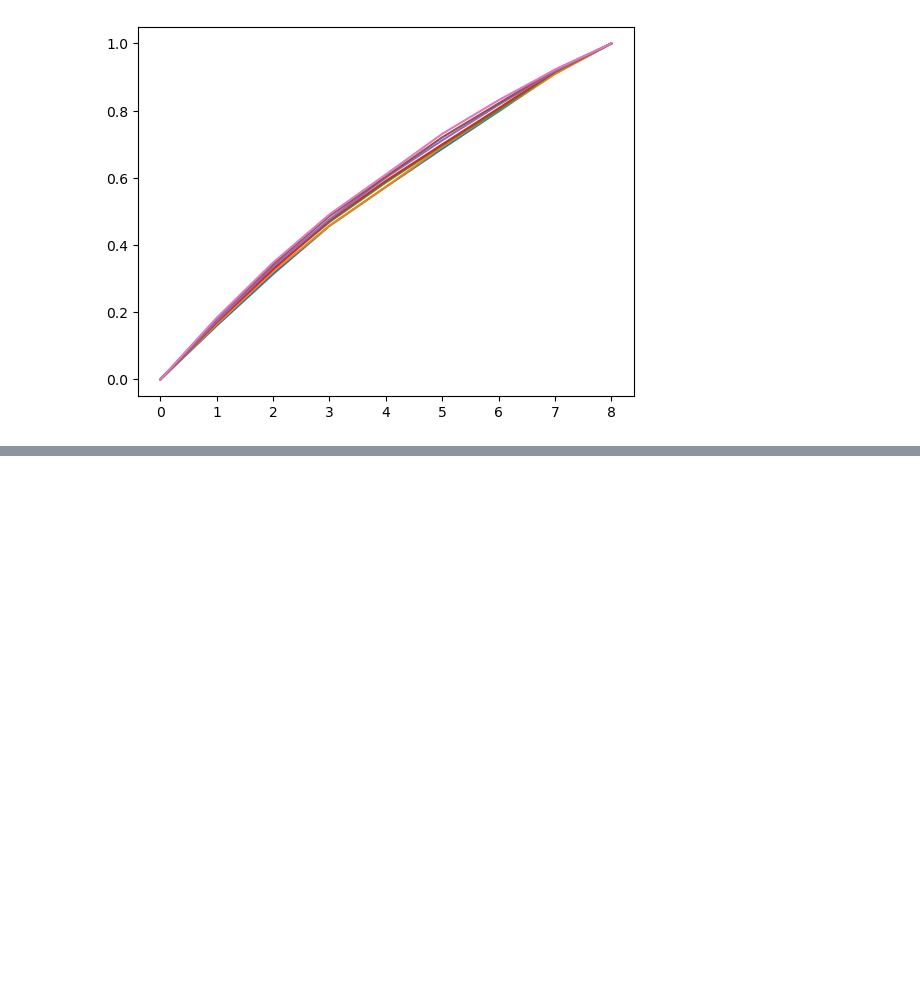
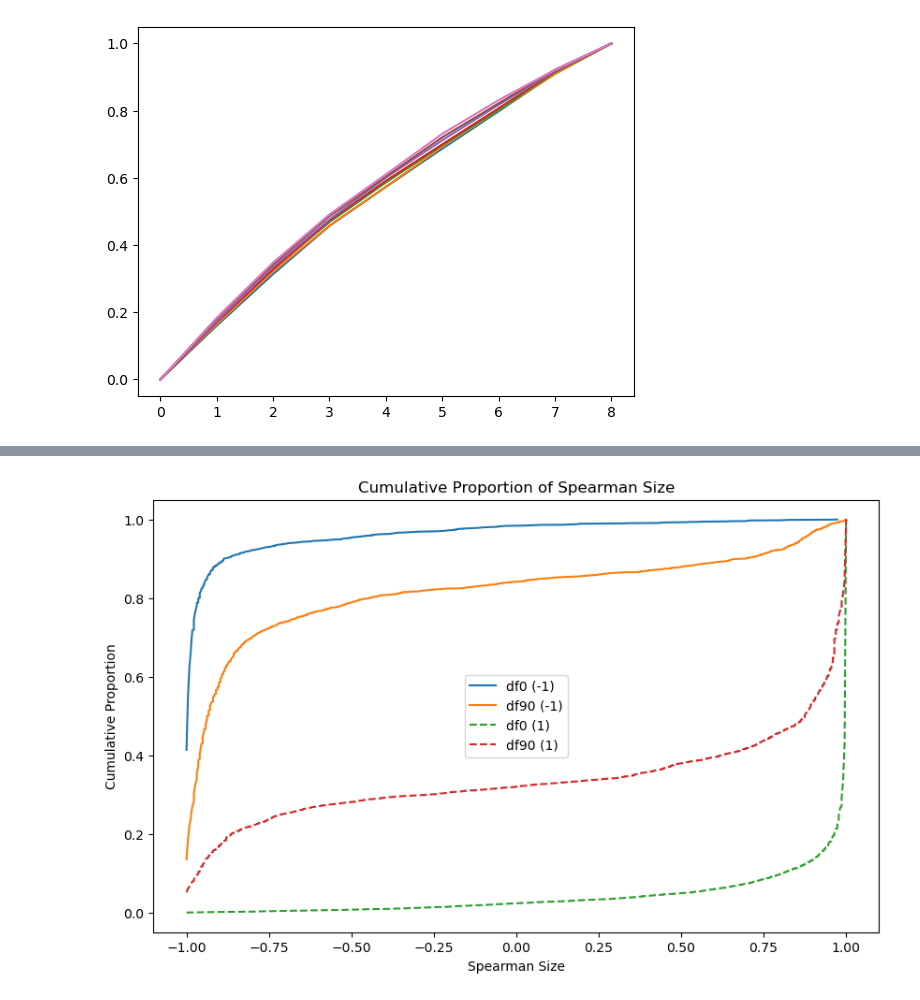
Before and after one commit to dongildonlee/Interference, a Jupyter notebook: codes/fig2/Untitled1.ipynb, the cells around one changed output, grey strips where cells are left out. Drawn from its saved outputs; the diff is of its cells as text; code cells hidden in the pictures; blank space fills up the shorter version.

```diff
--- a/codes/fig2/Untitled1.ipynb
+++ b/codes/fig2/Untitled1.ipynb
@@ -116,0 +320,43 @@ plt.show()
+# %%
+def compute_cumulative_proportion(df, spearman_number_value):
+    # Filter dataframe
+    df_filtered = df[df['spearman_number'] == spearman_number_value]
+
+    # Sort by spearman_size
+    df_sorted = df_filtered.sort_values(by='spearman_size')
+
+    # Compute cumulative proportion
+    cumulative_counts = df_sorted['spearman_size'].value_counts().sort_index().cumsum()
+    df_cumulative = pd.DataFrame({
+        'spearman_size': cumulative_counts.index,
+        'cumulative_proportion': cumulative_counts.values / len(df_filtered)
+    })
+
+    return df_cumulative
+
+# Compute cumulative proportions for both dataframes for spearman_number = -1
+df0_cumulative_minus1 = compute_cumulative_proportion(df0, -1)
+df90_cumulative_minus1 = compute_cumulative_proportion(df90, -1)
+
+# Compute cumulative proportions for both dataframes for spearman_number = 1
+df0_cumulative_plus1 = compute_cumulative_proportion(df0, 1)
+df90_cumulative_plus1 = compute_cumulative_proportion(df90, 1)
+
+# Plotting
+plt.figure(figsize=(10,6))
+
+# Plots for spearman_number = -1
+plt.plot(df0_cumulative_minus1['spearman_size'], df0_cumulative_minus1['cumulative_proportion'], linestyle='-', label='df0 (-1)')
+plt.plot(df90_cumulative_minus1['spearman_size'], df90_cumulative_minus1['cumulative_proportion'], linestyle='-', label='df90 (-1)')
+
+# Plots for spearman_number = 1
+plt.plot(df0_cumulative_plus1['spearman_size'], df0_cumulative_plus1['cumulative_proportion'], linestyle='--', label='df0 (1)')
+plt.plot(df90_cumulative_plus1['spearman_size'], df90_cumulative_plus1['cumulative_proportion'], linestyle='--', label='df90 (1)')
+
+plt.xlabel('Spearman Size')
+plt.ylabel('Cumulative Proportion')
+plt.title('Cumulative Proportion of Spearman Size')
+plt.legend()
+plt.show()
+# %% [output]
+[figure, added]
```
Also changed, not shown: parts of 6 cells of this notebook, 1 other file.
